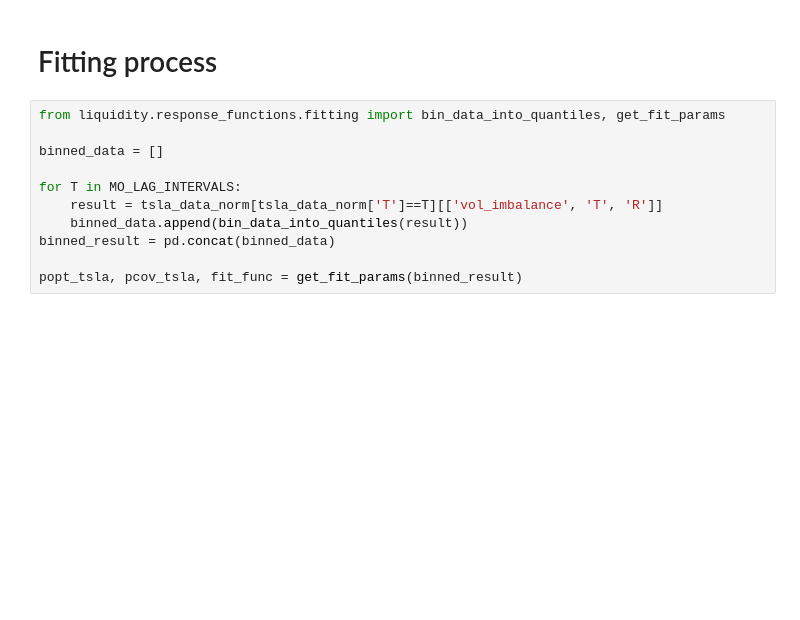
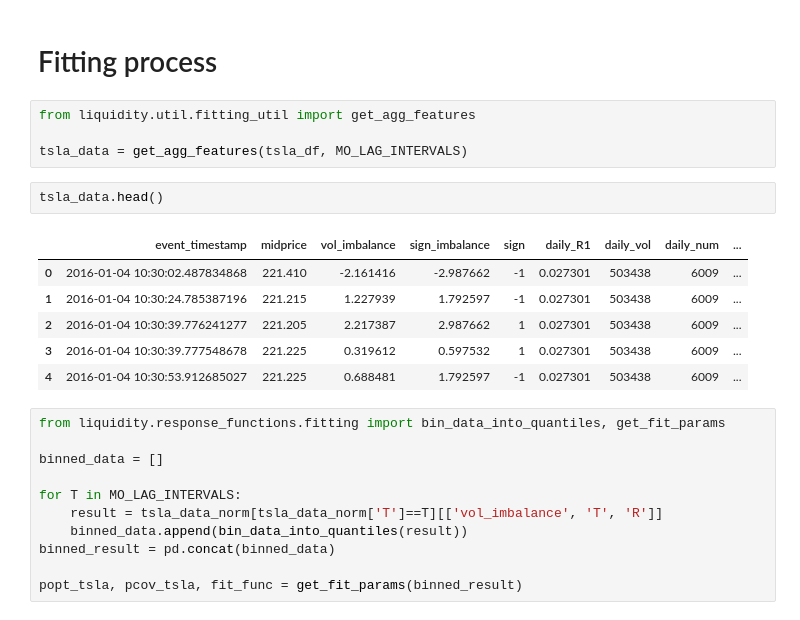
Before and after one commit to anabugaenko/liquidity, a Jupyter notebook: notebooks/Scratch Notebook for Testing.ipynb, the cells around one changed output. Cells and saved outputs as stored; diff of their text form; blank space fills up the shorter version.

Commit message:
Reconcile fitting process WIP

```diff
--- a/notebooks/Scratch Notebook for Testing.ipynb
+++ b/notebooks/Scratch Notebook for Testing.ipynb
@@ -110,5 +152,18 @@ R1.head()
 # %% [markdown]
 #  Fitting process
+# %%
+from liquidity.util.fitting_util import get_agg_features
+
+tsla_data = get_agg_features(tsla_df, MO_LAG_INTERVALS)
+# %%
+tsla_data.head()
+# %% [output]
+|  | event_timestamp | midprice | vol_imbalance | sign_imbalance | sign | daily_R1 | daily_vol | daily_num | ... |
+| 0 | 2016-01-04 10:30:02.487834868 | 221.410 | -2.161416 | -2.987662 | -1 | 0.027301 | 503438 | 6009 | ... |
+| 1 | 2016-01-04 10:30:24.785387196 | 221.215 | 1.227939 | 1.792597 | -1 | 0.027301 | 503438 | 6009 | ... |
+| 2 | 2016-01-04 10:30:39.776241277 | 221.205 | 2.217387 | 2.987662 | 1 | 0.027301 | 503438 | 6009 | ... |
+| 3 | 2016-01-04 10:30:39.777548678 | 221.225 | 0.319612 | 0.597532 | 1 | 0.027301 | 503438 | 6009 | ... |
+| 4 | 2016-01-04 10:30:53.912685027 | 221.225 | 0.688481 | 1.792597 | -1 | 0.027301 | 503438 | 6009 | ... |
 # %%
 from liquidity.response_functions.fitting import bin_data_into_quantiles, get_fit_params
 
```
Also changed, not shown: parts of 10 cells of this notebook, 3 other files.
